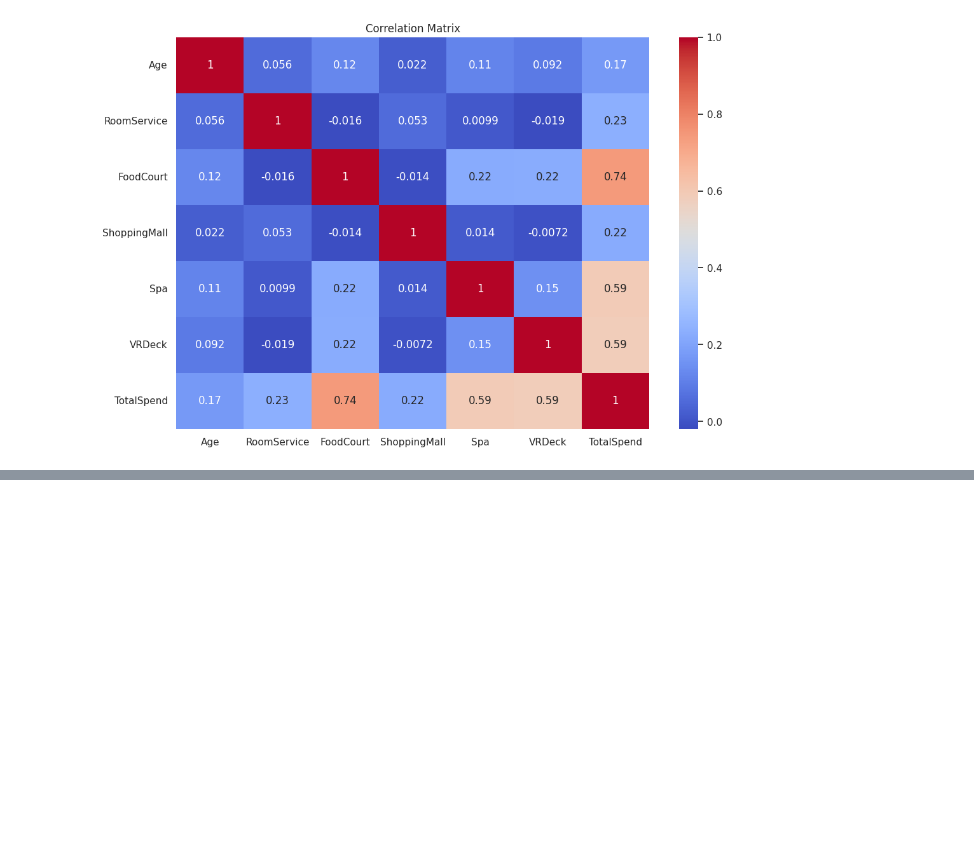
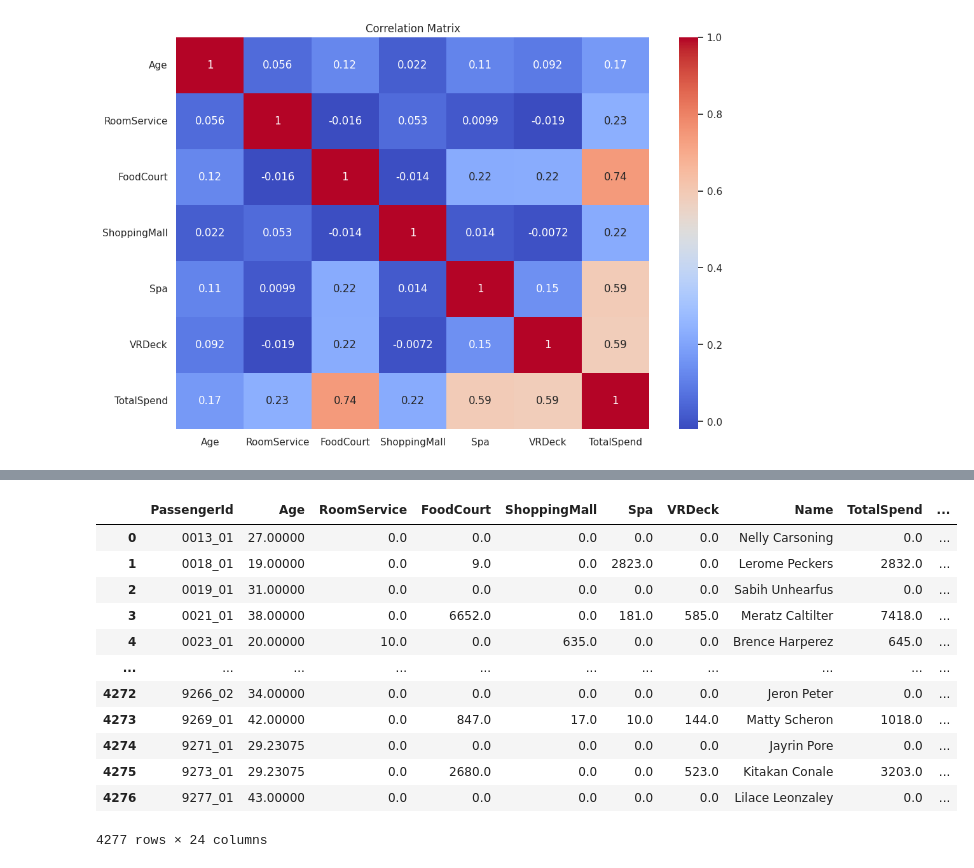
Before and after one commit to 7PAM2015-0509-2023-Group6/Kaggle-Challenge-Spaceship-Titanic-, a Jupyter notebook: Assignment2_kaggle.ipynb, the cells around one changed output, grey strips where cells are left out. Cells and saved outputs as stored; diff of their text form; code cells hidden in the pictures; blank space fills up the shorter version.

```diff
--- a/Assignment2_kaggle.ipynb
+++ b/Assignment2_kaggle.ipynb
@@ -439,0 +549,16 @@ plt.show()
+# %%
+test_df
+# %% [output]
+|  | PassengerId | Age | RoomService | FoodCourt | ShoppingMall | Spa | VRDeck | Name | TotalSpend | ... |
+| 0 | 0013_01 | 27.00000 | 0.0 | 0.0 | 0.0 | 0.0 | 0.0 | Nelly Carsoning | 0.0 | ... |
+| 1 | 0018_01 | 19.00000 | 0.0 | 9.0 | 0.0 | 2823.0 | 0.0 | Lerome Peckers | 2832.0 | ... |
+| 2 | 0019_01 | 31.00000 | 0.0 | 0.0 | 0.0 | 0.0 | 0.0 | Sabih Unhearfus | 0.0 | ... |
+| 3 | 0021_01 | 38.00000 | 0.0 | 6652.0 | 0.0 | 181.0 | 585.0 | Meratz Caltilter | 7418.0 | ... |
+| 4 | 0023_01 | 20.00000 | 10.0 | 0.0 | 635.0 | 0.0 | 0.0 | Brence Harperez | 645.0 | ... |
+| ... | ... | ... | ... | ... | ... | ... | ... | ... | ... | ... |
+| 4272 | 9266_02 | 34.00000 | 0.0 | 0.0 | 0.0 | 0.0 | 0.0 | Jeron Peter | 0.0 | ... |
+| 4273 | 9269_01 | 42.00000 | 0.0 | 847.0 | 17.0 | 10.0 | 144.0 | Matty Scheron | 1018.0 | ... |
+| 4274 | 9271_01 | 29.23075 | 0.0 | 0.0 | 0.0 | 0.0 | 0.0 | Jayrin Pore | 0.0 | ... |
+| 4275 | 9273_01 | 29.23075 | 0.0 | 2680.0 | 0.0 | 0.0 | 523.0 | Kitakan Conale | 3203.0 | ... |
+| 4276 | 9277_01 | 43.00000 | 0.0 | 0.0 | 0.0 | 0.0 | 0.0 | Lilace Leonzaley | 0.0 | ... |
+4277 rows × 24 columns
```
Also changed, not shown: parts of 6 cells of this notebook.
